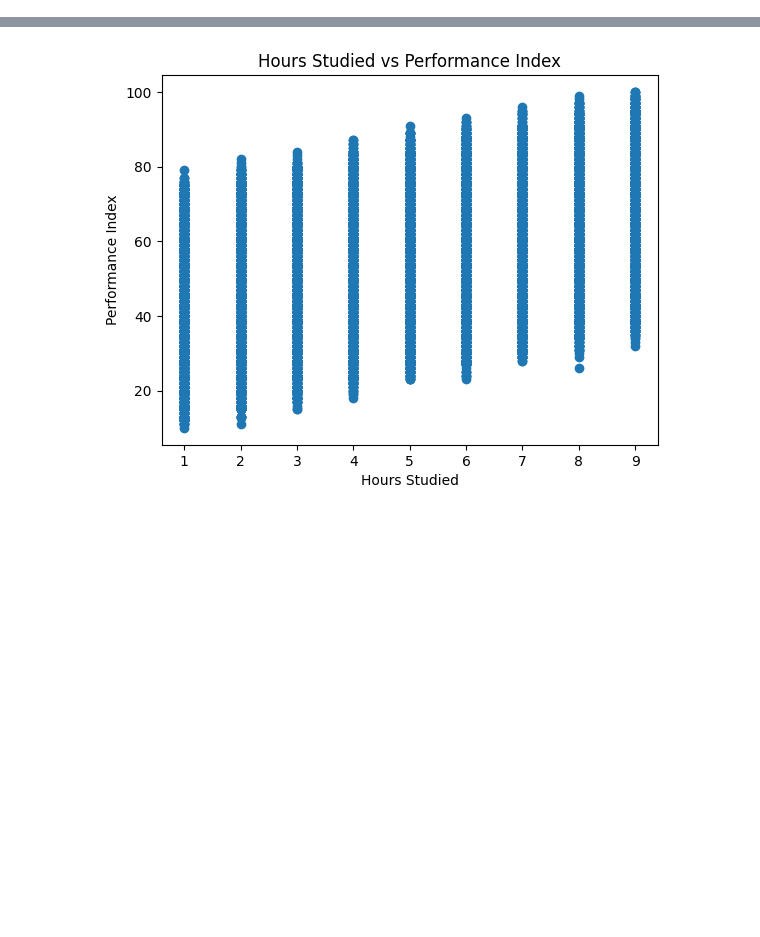
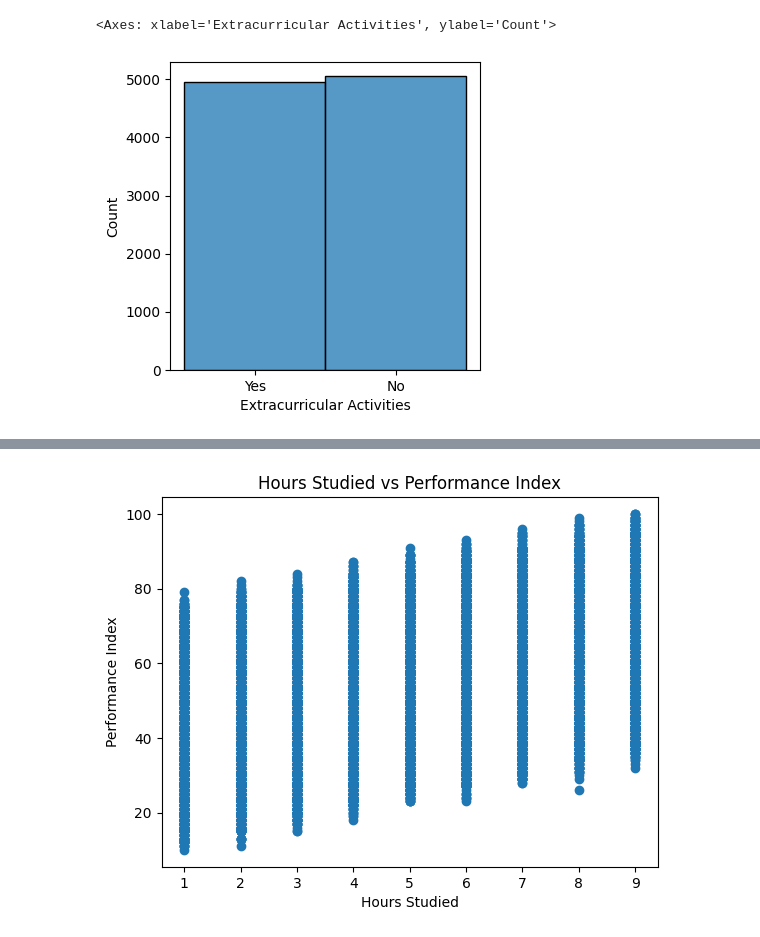
Before and after one commit to danieldamc/intro-data-science, a Jupyter notebook: Tarea 2/regresion.ipynb, the cells around one changed output, grey strips where cells are left out. Saved outputs shown, nothing was run; the diff lists cells and outputs as text; code cells hidden in the pictures; blank space fills up the shorter version.

```diff
--- a/Tarea 2/regresion.ipynb
+++ b/Tarea 2/regresion.ipynb
@@ -29,0 +77,7 @@ df.describe()
+# %%
+plt.figure(figsize=(4, 4))
+
+sns.histplot(data=df['Extracurricular Activities'], bins=2)
+# %% [output]
+<Axes: xlabel='Extracurricular Activities', ylabel='Count'>
+[figure, added]
```
Also changed, not shown: parts of 17 cells of this notebook.
